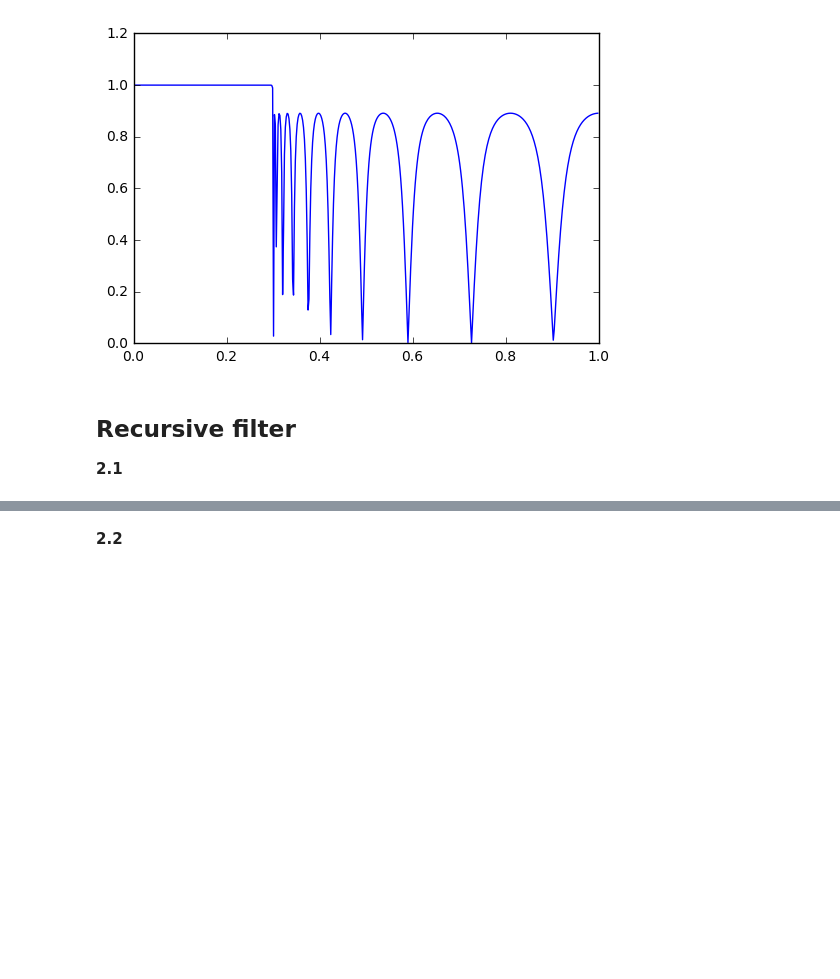
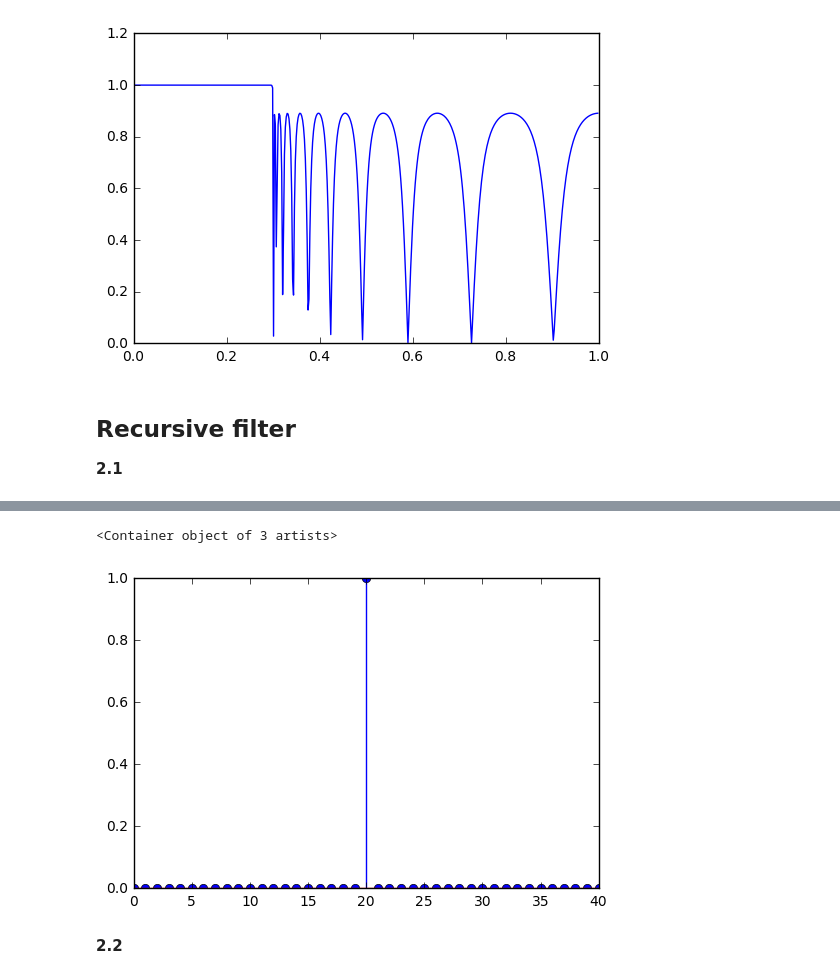
Before and after one commit to HassanZaalVIBOT/DSP-TP-1617, a Jupyter notebook: Lab6-7/python/Lab67.ipynb, the cells around one changed output, grey strips where cells are left out. Saved outputs shown, nothing was run; the diff lists cells and outputs as text; code cells hidden in the pictures; blank space fills up the shorter version.

```diff
--- a/Lab6-7/python/Lab67.ipynb
+++ b/Lab6-7/python/Lab67.ipynb
@@ -125,2 +123,13 @@ IndentationError: unexpected indent (<ipython-input-60-56df0e6af7fc>, line 5)
+# %%
+def dirac (n=0, N=41):
+    s=np.zeros((N,))
+    s[n]=1
+    return s
+signal1=dirac(20)
+plt.figure
+plt.stem(signal1)
+# %% [output]
+<Container object of 3 artists>
+[figure, added]
 # %% [markdown]
 **2.2**
```
Also changed, not shown: parts of 9 cells of this notebook.
